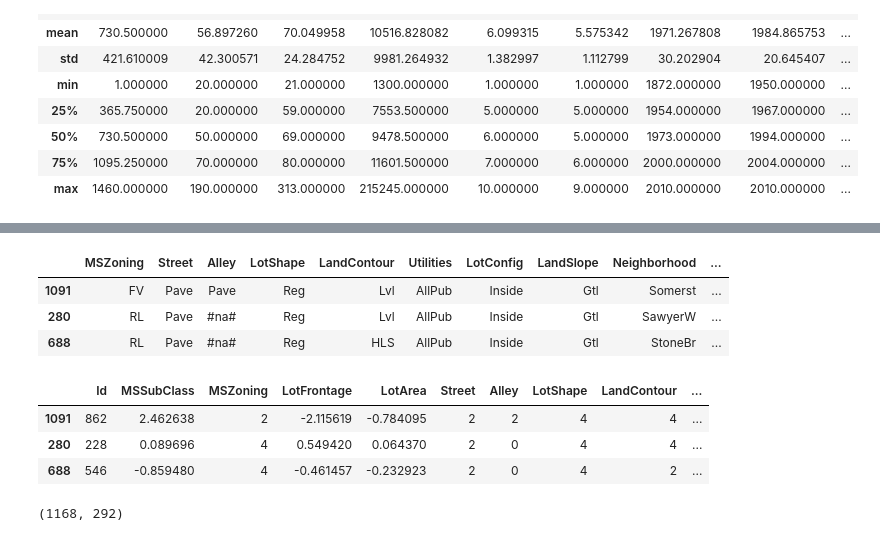
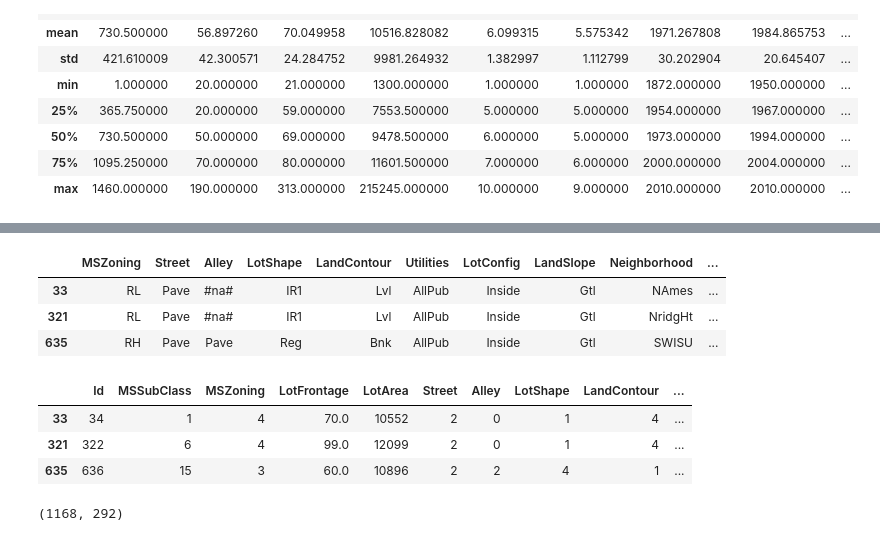
Before and after one commit to aewurm98/house_price_predictions, a Jupyter notebook: house_price_predictions.ipynb, the cells around one changed output, grey strips where cells are left out. Drawn from its saved outputs; the diff is of its cells as text; code cells hidden in the pictures.

```diff
--- a/house_price_predictions.ipynb
+++ b/house_price_predictions.ipynb
@@ -141,31 +141,37 @@ dep_var = 'SalePrice'
 # %%
 # Create TabularPandas object for training data
 from fastai.tabular.all import *
 
-procs = [Categorify, FillMissing, Normalize]
+procs = [Categorify, FillMissing]
 splits = RandomSplitter(valid_pct=0.2)(range_of(train))
 cont, cat = cont_cat_split(train, 1, dep_var=dep_var)
 
-# Manual adjustment, move 'Id' from continuous to categorical
-cont.remove('Id')
-cat.append('Id')
+true_cats = [
+            'MSSubClass', 'OverallQual', 'OverallCond',  'BsmtFullBath',
+            'BsmtHalfBath',	'FullBath',	'HalfBath',	'BedroomAbvGr',	'KitchenAbvGr', 'TotRmsAbvGrd', 'Fireplaces', 'GarageCars',
+            ]
+
+# Manual adjustment, move each field in true_cats from cont to cat
+for x in true_cats:
+    cont.remove(x)
+    cat.append(x)
 
 tp = TabularPandas(train, procs, cat, cont, y_names=dep_var, splits=splits)
 
 tp.show(3)
 # %% [output]
 |  | MSZoning | Street | Alley | LotShape | LandContour | Utilities | LotConfig | LandSlope | Neighborhood | ... |
-| 1091 | FV | Pave | Pave | Reg | Lvl | AllPub | Inside | Gtl | Somerst | ... |
-| 280 | RL | Pave | #na# | Reg | Lvl | AllPub | Inside | Gtl | SawyerW | ... |
-| 688 | RL | Pave | #na# | Reg | HLS | AllPub | Inside | Gtl | StoneBr | ... |
+| 33 | RL | Pave | #na# | IR1 | Lvl | AllPub | Inside | Gtl | NAmes | ... |
+| 321 | RL | Pave | #na# | IR1 | Lvl | AllPub | Inside | Gtl | NridgHt | ... |
+| 635 | RH | Pave | Pave | Reg | Bnk | AllPub | Inside | Gtl | SWISU | ... |
 # %%
 # View underlying values for the TabularPandas object
 tp.items.head(3)
 # %% [output]
 |  | Id | MSSubClass | MSZoning | LotFrontage | LotArea | Street | Alley | LotShape | LandContour | ... |
-| 1091 | 862 | 2.462638 | 2 | -2.115619 | -0.784095 | 2 | 2 | 4 | 4 | ... |
-| 280 | 228 | 0.089696 | 4 | 0.549420 | 0.064370 | 2 | 0 | 4 | 4 | ... |
-| 688 | 546 | -0.859480 | 4 | -0.461457 | -0.232923 | 2 | 0 | 4 | 2 | ... |
+| 33 | 34 | 1 | 4 | 70.0 | 10552 | 2 | 0 | 1 | 4 | ... |
+| 321 | 322 | 6 | 4 | 99.0 | 12099 | 2 | 0 | 1 | 4 | ... |
+| 635 | 636 | 15 | 3 | 60.0 | 10896 | 2 | 2 | 4 | 1 | ... |
 # %%
 save_pickle('tp.pkl', tp)
 # %%
```
Also changed, not shown: parts of 42 cells of this notebook, 6 other files.
